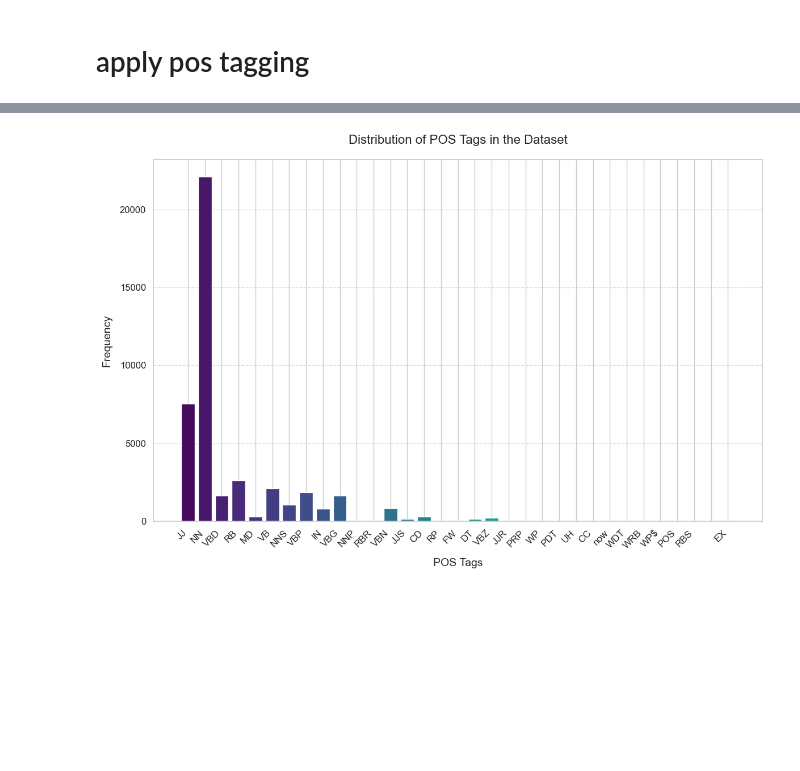
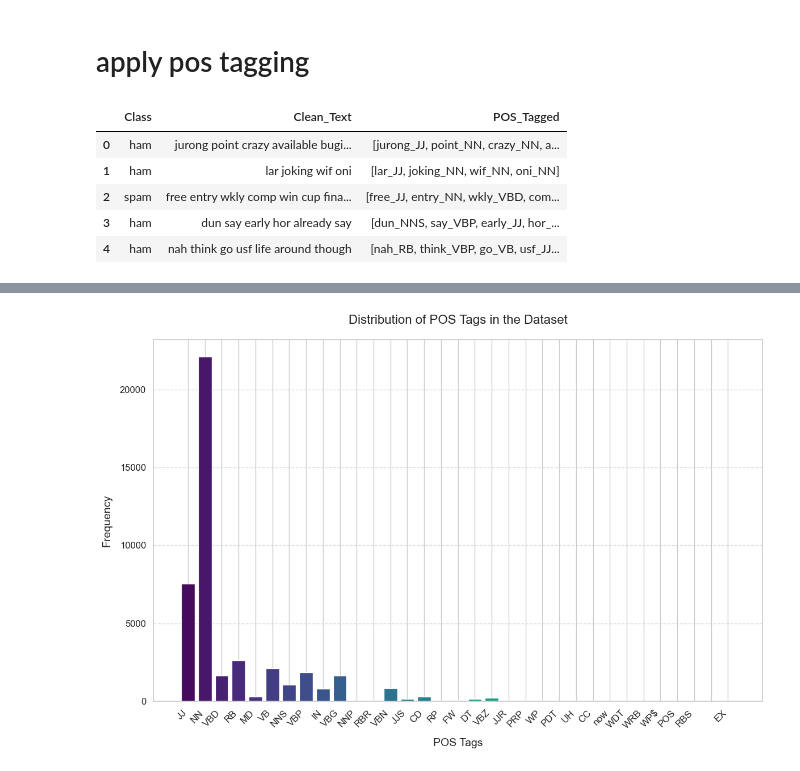
Before and after one commit to mahmoud-elsay/pos_tagging_project, a Jupyter notebook: project.ipynb, the cells around one changed output, grey strips where cells are left out. Saved outputs shown, nothing was run; the diff lists cells and outputs as text; code cells hidden in the pictures; blank space fills up the shorter version.

```diff
--- a/project.ipynb
+++ b/project.ipynb
@@ -209,31 +209,39 @@ please: 0.9995
 # %%
 import nltk
 from nltk import pos_tag
 from nltk.tokenize import word_tokenize
 import numpy as np
 from gensim.models import Word2Vec
 
 
 def pos_tag_text(text):
     """
     Apply POS tagging to text and return tagged tokens
     """
     tokens = word_tokenize(text)
     tagged = pos_tag(tokens)
     # Return word_tag format
     return [f"{word}_{tag}" for word, tag in tagged]
 
 
 # Add POS tagged text as a new feature
 df["POS_Tagged"] = df["Clean_Text"].apply(pos_tag_text)
 
 # Prepare sentences for Word2Vec (including POS tags)
 pos_sentences = df["POS_Tagged"].tolist()
 
 # Train Word2Vec model on POS tagged text
 w2v_model_pos = Word2Vec(
     pos_sentences, vector_size=100, window=5, min_count=1, workers=4
 )
+df.head()
+# %% [output]
+|  | Class | Clean_Text | POS_Tagged |
+| 0 | ham | jurong point crazy available bugi... | [jurong_JJ, point_NN, crazy_NN, a... |
+| 1 | ham | lar joking wif oni | [lar_JJ, joking_NN, wif_NN, oni_NN] |
+| 2 | spam | free entry wkly comp win cup fina... | [free_JJ, entry_NN, wkly_VBD, com... |
+| 3 | ham | dun say early hor already say | [dun_NNS, say_VBP, early_JJ, hor_... |
+| 4 | ham | nah think go usf life around though | [nah_RB, think_VBP, go_VB, usf_JJ... |
 # %%
 # Function to create document vectors with POS information
 def document_vector_pos(tagged_tokens, model):
```
Also changed, not shown: parts of 3 cells of this notebook, 1 other file.
